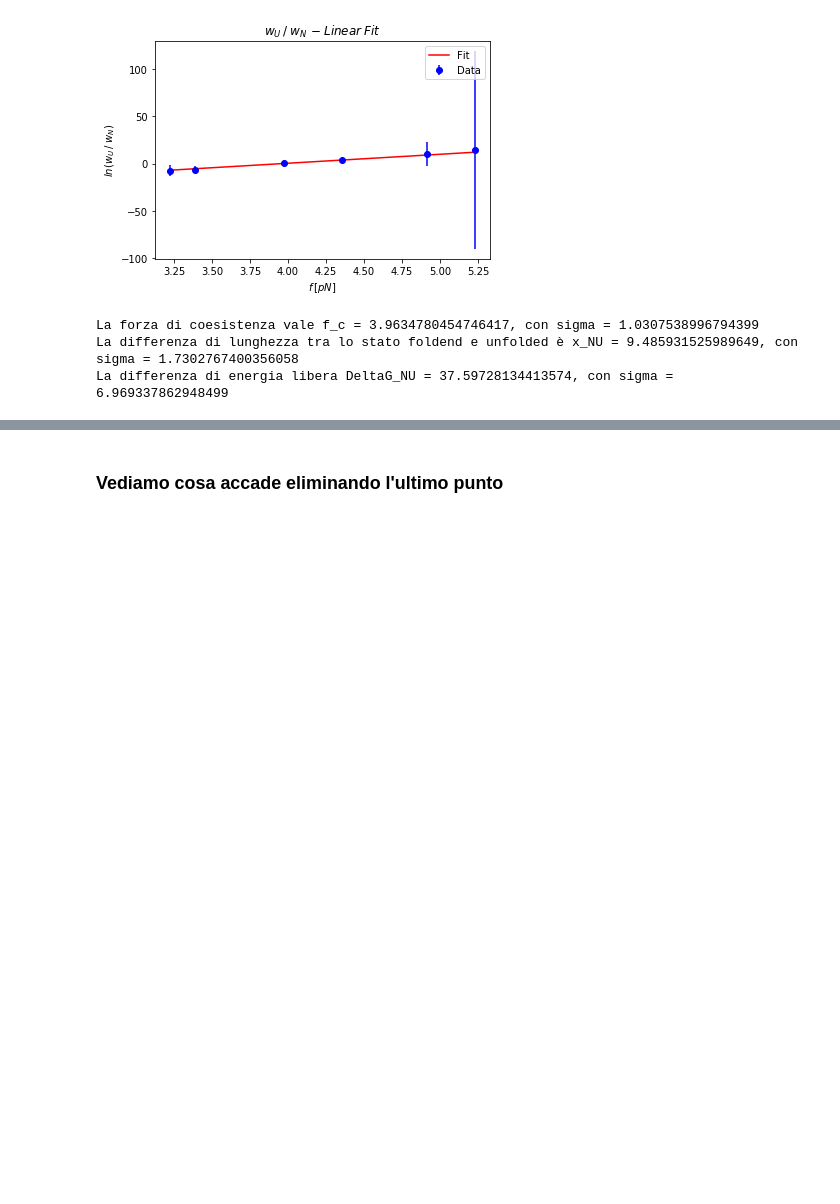
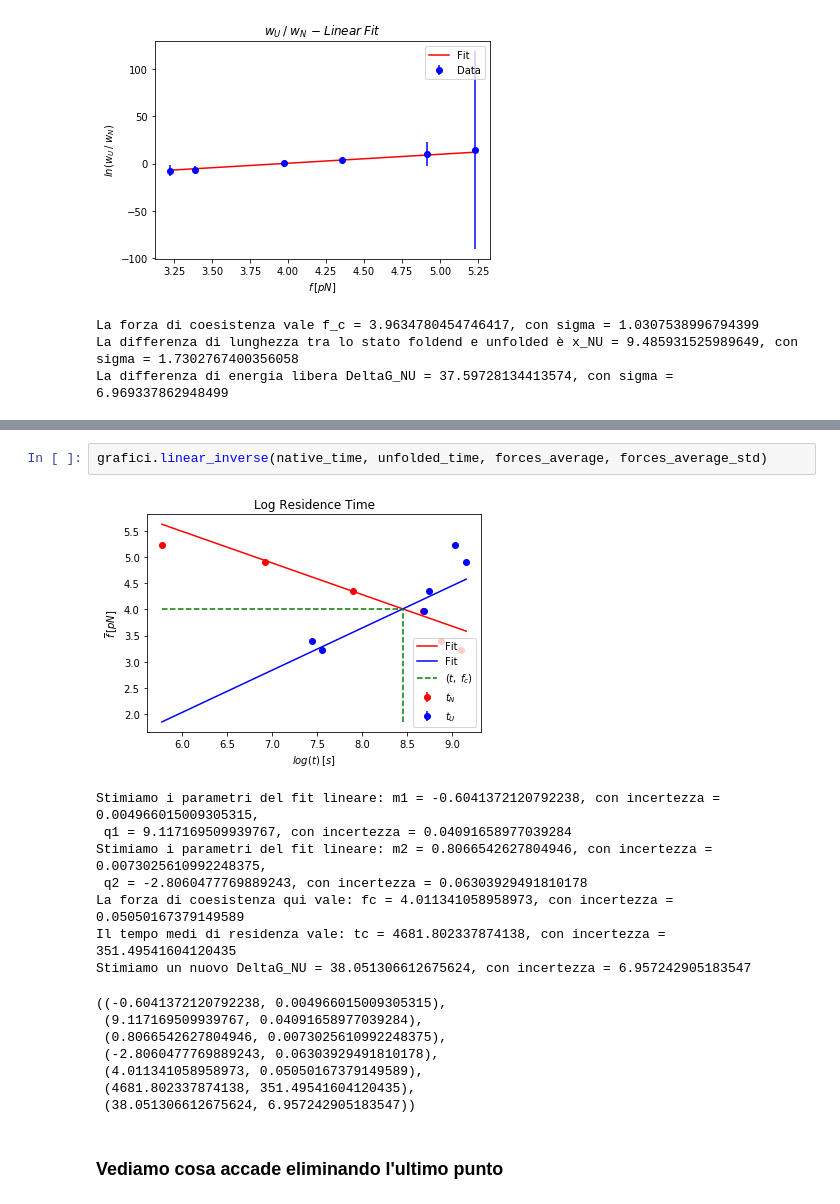
Before and after one commit to RiccardoTancredi/TesiTriennale, a Jupyter notebook: hoppingp5bp15.ipynb, the cells around one changed output, grey strips where cells are left out. Saved outputs shown, nothing was run; the diff lists cells and outputs as text; blank space fills up the shorter version.

```diff
--- a/hoppingp5bp15.ipynb
+++ b/hoppingp5bp15.ipynb
@@ -410,4 +410,22 @@ Stimiamo un nuovo DeltaG_NU = 37.446396381962565, con incertezza = 9.53830561922
  (37.446396381962565, 9.538305619228739))
+# %%
+grafici.linear_inverse(native_time, unfolded_time, forces_average, forces_average_std)
+# %% [output]
+[figure, added]
+Stimiamo i parametri del fit lineare: m1 = -0.6041372120792238, con incertezza = 0.004966015009305315,
+ q1 = 9.117169509939767, con incertezza = 0.04091658977039284
+Stimiamo i parametri del fit lineare: m2 = 0.8066542627804946, con incertezza = 0.0073025610992248375,
+ q2 = -2.8060477769889243, con incertezza = 0.06303929491810178
+La forza di coesistenza qui vale: fc = 4.011341058958973, con incertezza = 0.05050167379149589
+Il tempo medi di residenza vale: tc = 4681.802337874138, con incertezza = 351.49541604120435
+Stimiamo un nuovo DeltaG_NU = 38.051306612675624, con incertezza = 6.957242905183547
+((-0.6041372120792238, 0.004966015009305315),
+ (9.117169509939767, 0.04091658977039284),
+ (0.8066542627804946, 0.0073025610992248375),
+ (-2.8060477769889243, 0.06303929491810178),
+ (4.011341058958973, 0.05050167379149589),
+ (4681.802337874138, 351.49541604120435),
+ (38.051306612675624, 6.957242905183547))
 # %% [markdown]
 ### Vediamo cosa accade eliminando l'ultimo punto
 # %%
```
Also changed, not shown: parts of 9 cells of this notebook, 1 other file.
